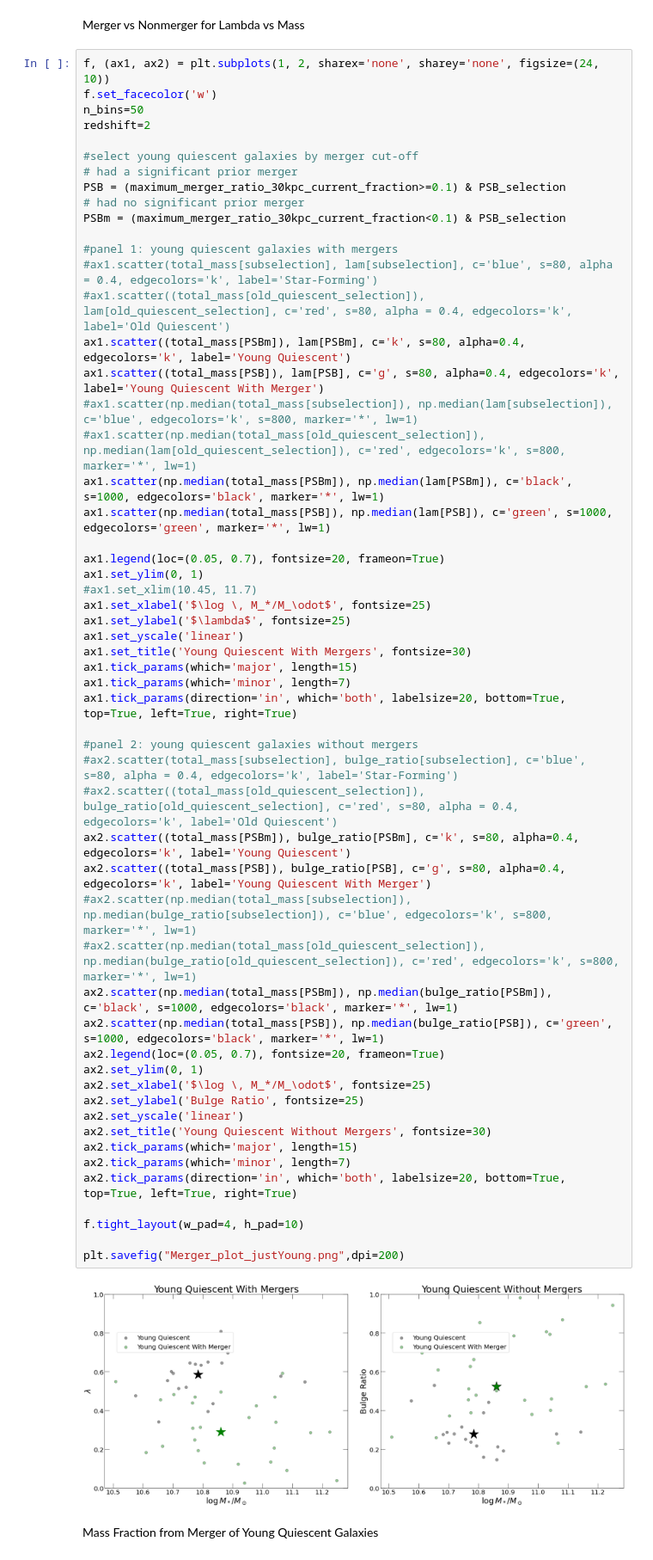
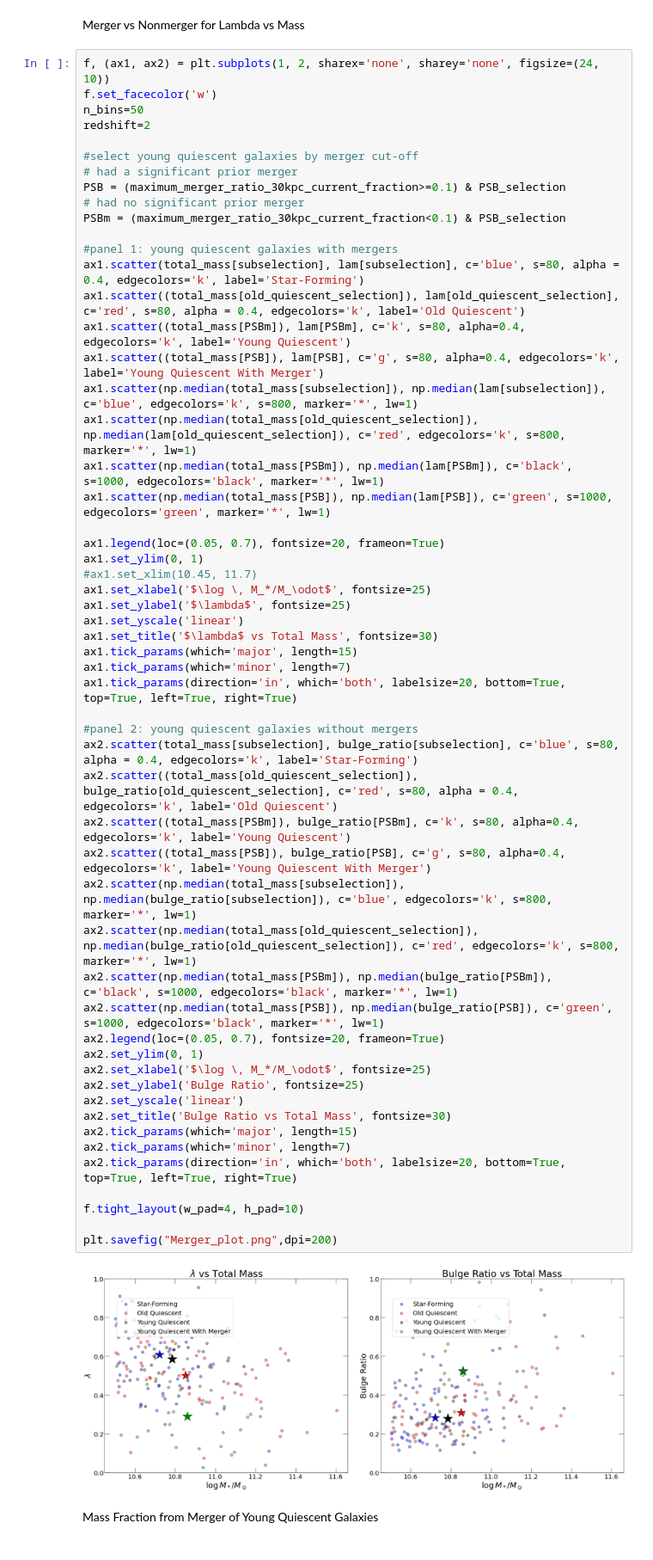
Before and after one commit to moira-andrews/Pathak_2021, a Jupyter notebook: kinematic_plots.ipynb, the cells around one changed output. Shown at 86% size. Saved outputs shown, nothing was run; the diff lists cells and outputs as text.

Commit message:
updated plots

```diff
--- a/kinematic_plots.ipynb
+++ b/kinematic_plots.ipynb
@@ -89,50 +89,50 @@ PSB = (maximum_merger_ratio_30kpc_current_fraction>=0.1) & PSB_selection
 PSBm = (maximum_merger_ratio_30kpc_current_fraction<0.1) & PSB_selection
 
 #panel 1: young quiescent galaxies with mergers
-#ax1.scatter(total_mass[subselection], lam[subselection], c='blue', s=80, alpha = 0.4, edgecolors='k', label='Star-Forming')
-#ax1.scatter((total_mass[old_quiescent_selection]), lam[old_quiescent_selection], c='red', s=80, alpha = 0.4, edgecolors='k', label='Old Quiescent')
+ax1.scatter(total_mass[subselection], lam[subselection], c='blue', s=80, alpha = 0.4, edgecolors='k', label='Star-Forming')
+ax1.scatter((total_mass[old_quiescent_selection]), lam[old_quiescent_selection], c='red', s=80, alpha = 0.4, edgecolors='k', label='Old Quiescent')
 ax1.scatter((total_mass[PSBm]), lam[PSBm], c='k', s=80, alpha=0.4, edgecolors='k', label='Young Quiescent')
 ax1.scatter((total_mass[PSB]), lam[PSB], c='g', s=80, alpha=0.4, edgecolors='k', label='Young Quiescent With Merger')
-#ax1.scatter(np.median(total_mass[subselection]), np.median(lam[subselection]), c='blue', edgecolors='k', s=800, marker='*', lw=1)
-#ax1.scatter(np.median(total_mass[old_quiescent_selection]), np.median(lam[old_quiescent_selection]), c='red', edgecolors='k', s=800, marker='*', lw=1)
+ax1.scatter(np.median(total_mass[subselection]), np.median(lam[subselection]), c='blue', edgecolors='k', s=800, marker='*', lw=1)
+ax1.scatter(np.median(total_mass[old_quiescent_selection]), np.median(lam[old_quiescent_selection]), c='red', edgecolors='k', s=800, marker='*', lw=1)
 ax1.scatter(np.median(total_mass[PSBm]), np.median(lam[PSBm]), c='black', s=1000, edgecolors='black', marker='*', lw=1)
 ax1.scatter(np.median(total_mass[PSB]), np.median(lam[PSB]), c='green', s=1000, edgecolors='green', marker='*', lw=1)
 
 ax1.legend(loc=(0.05, 0.7), fontsize=20, frameon=True)
 ax1.set_ylim(0, 1)
 #ax1.set_xlim(10.45, 11.7)
 ax1.set_xlabel('$\log \, M_*/M_\odot$', fontsize=25)
 ax1.set_ylabel('$\lambda$', fontsize=25)
 ax1.set_yscale('linear')
-ax1.set_title('Young Quiescent With Mergers', fontsize=30)
+ax1.set_title('$\lambda$ vs Total Mass', fontsize=30)
 ax1.tick_params(which='major', length=15)
 ax1.tick_params(which='minor', length=7)
 ax1.tick_params(direction='in', which='both', labelsize=20, bottom=True, top=True, left=True, right=True)
 
 #panel 2: young quiescent galaxies without mergers
-#ax2.scatter(total_mass[subselection], bulge_ratio[subselection], c='blue', s=80, alpha = 0.4, edgecolors='k', label='Star-Forming')
-#ax2.scatter((total_mass[old_quiescent_selection]), bulge_ratio[old_quiescent_selection], c='red', s=80, alpha = 0.4, edgecolors='k', label='Old Quiescent')
+ax2.scatter(total_mass[subselection], bulge_ratio[subselection], c='blue', s=80, alpha = 0.4, edgecolors='k', label='Star-Forming')
+ax2.scatter((total_mass[old_quiescent_selection]), bulge_ratio[old_quiescent_selection], c='red', s=80, alpha = 0.4, edgecolors='k', label='Old Quiescent')
 ax2.scatter((total_mass[PSBm]), bulge_ratio[PSBm], c='k', s=80, alpha=0.4, edgecolors='k', label='Young Quiescent')
 ax2.scatter((total_mass[PSB]), bulge_ratio[PSB], c='g', s=80, alpha=0.4, edgecolors='k', label='Young Quiescent With Merger')
-#ax2.scatter(np.median(total_mass[subselection]), np.median(bulge_ratio[subselection]), c='blue', edgecolors='k', s=800, marker='*', lw=1)
-#ax2.scatter(np.median(total_mass[old_quiescent_selection]), np.median(bulge_ratio[old_quiescent_selection]), c='red', edgecolors='k', s=800, marker='*', lw=1)
+ax2.scatter(np.median(total_mass[subselection]), np.median(bulge_ratio[subselection]), c='blue', edgecolors='k', s=800, marker='*', lw=1)
+ax2.scatter(np.median(total_mass[old_quiescent_selection]), np.median(bulge_ratio[old_quiescent_selection]), c='red', edgecolors='k', s=800, marker='*', lw=1)
 ax2.scatter(np.median(total_mass[PSBm]), np.median(bulge_ratio[PSBm]), c='black', s=1000, edgecolors='black', marker='*', lw=1)
 ax2.scatter(np.median(total_mass[PSB]), np.median(bulge_ratio[PSB]), c='green', s=1000, edgecolors='black', marker='*', lw=1)
 ax2.legend(loc=(0.05, 0.7), fontsize=20, frameon=True)
 ax2.set_ylim(0, 1)
 ax2.set_xlabel('$\log \, M_*/M_\odot$', fontsize=25)
 ax2.set_ylabel('Bulge Ratio', fontsize=25)
 ax2.set_yscale('linear')
-ax2.set_title('Young Quiescent Without Mergers', fontsize=30)
+ax2.set_title('Bulge Ratio vs Total Mass', fontsize=30)
 ax2.tick_params(which='major', length=15)
 ax2.tick_params(which='minor', length=7)
 ax2.tick_params(direction='in', which='both', labelsize=20, bottom=True, top=True, left=True, right=True)
 
 f.tight_layout(w_pad=4, h_pad=10)
 
-plt.savefig("Merger_plot_justYoung.png",dpi=200)
+plt.savefig("Merger_plot.png",dpi=200)
 # %% [output]
-[figure, old version]
+[figure, new version]
 # %% [markdown]
 Mass Fraction from Merger of Young Quiescent Galaxies
 # %%
```
